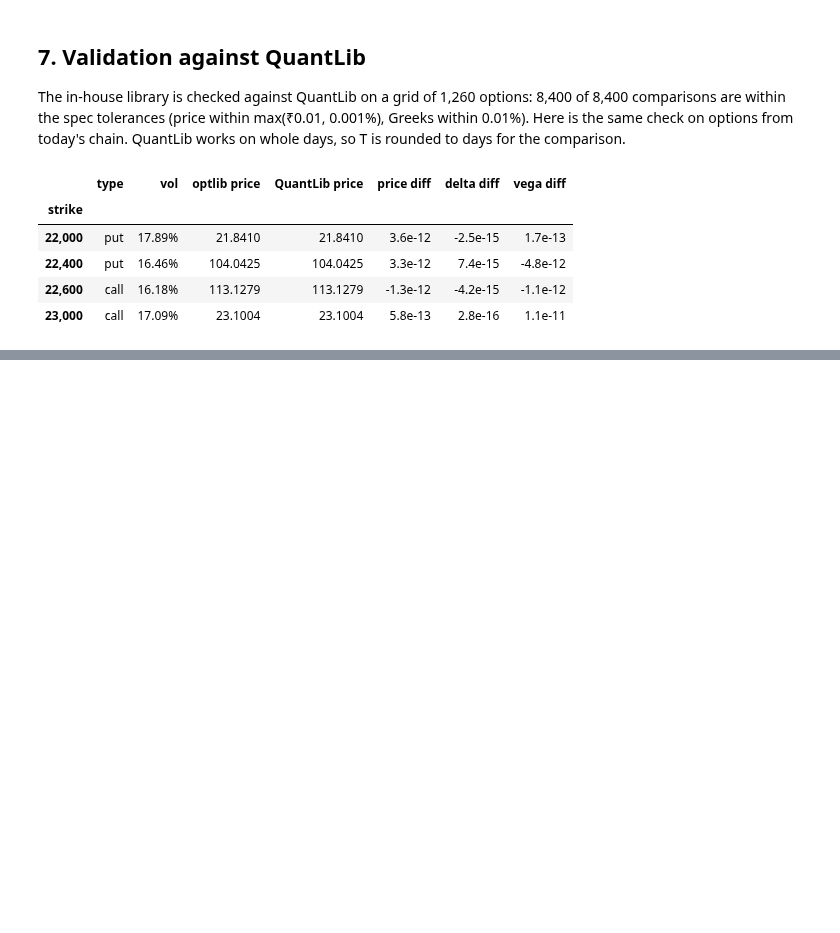
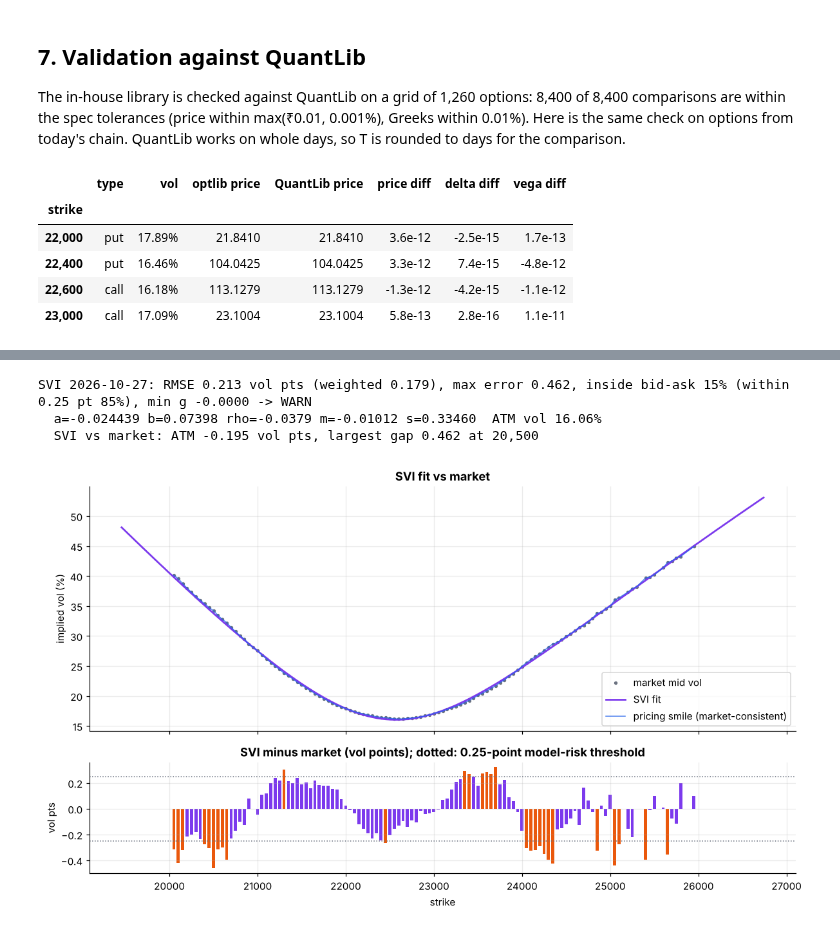
Before and after one commit to ChandrashekharB91/option-pricing-agent, a Jupyter notebook: notebooks/01_pipeline_walkthrough.ipynb, the cells around one changed output, grey strips where cells are left out. Saved outputs shown, nothing was run; the diff lists cells and outputs as text; code cells hidden in the pictures; blank space fills up the shorter version.

```diff
--- a/notebooks/01_pipeline_walkthrough.ipynb
+++ b/notebooks/01_pipeline_walkthrough.ipynb
@@ -440,0 +452,27 @@ To rerun on fresh data: set `LIVE = True` in the first cell during market hours,
+# %%
+from optlib.surface import build_surface
+from optlib.pricing import price_option
+from optlib.validator import validate
+
+surf = build_surface(src, curve, UNDERLYING, expiries=[chain.expiry])
+sm = surf.smiles[0]
+print(sm.summary())
+
+kk = np.linspace(sm.slice.log_moneyness.min() - 0.03, sm.slice.log_moneyness.max() + 0.03, 400)
+fig, (a1, a2) = plt.subplots(2, 1, figsize=(11, 6.5), sharex=True, gridspec_kw={"height_ratios": [2.2, 1]})
+a1.plot(sm.slice.strikes, sm.slice.iv_mid * 100, ".", color=GREY, ms=5, label="market mid vol")
+a1.plot(F * np.exp(kk), sm.fit.vol_k(kk) * 100, color=ACCENT, lw=1.8, label="SVI fit")
+grid = np.arange(sm.slice.strikes[0], sm.slice.strikes[-1] + 1, 10.0)
+a1.plot(grid, [sm.vol(k)[0] * 100 for k in grid], color=CALL, lw=1, alpha=0.8, label="pricing smile (market-consistent)")
+a1.set(title="SVI fit vs market", ylabel="implied vol (%)")
+a1.legend()
+gaps = sm.gaps() * 100
+a2.bar(sm.slice.strikes, gaps, width=35, color=np.where(np.abs(gaps) > 0.25, PUT, ACCENT))
+a2.axhline(0.25, color=GREY, ls=":", lw=1); a2.axhline(-0.25, color=GREY, ls=":", lw=1)
+a2.set(title="SVI minus market (vol points); dotted: 0.25-point model-risk threshold", xlabel="strike", ylabel="vol pts")
+plt.tight_layout()
+# %% [output]
+SVI 2026-10-27: RMSE 0.213 vol pts (weighted 0.179), max error 0.462, inside bid-ask 15% (within 0.25 pt 85%), min g -0.0000 -> WARN
+  a=-0.024439 b=0.07398 rho=-0.0379 m=-0.01012 s=0.33460  ATM vol 16.06%
+  SVI vs market: ATM -0.195 vol pts, largest gap 0.462 at 20,500
+[figure, added]
```
Also changed, not shown: parts of 5 cells of this notebook, 7 other files.
